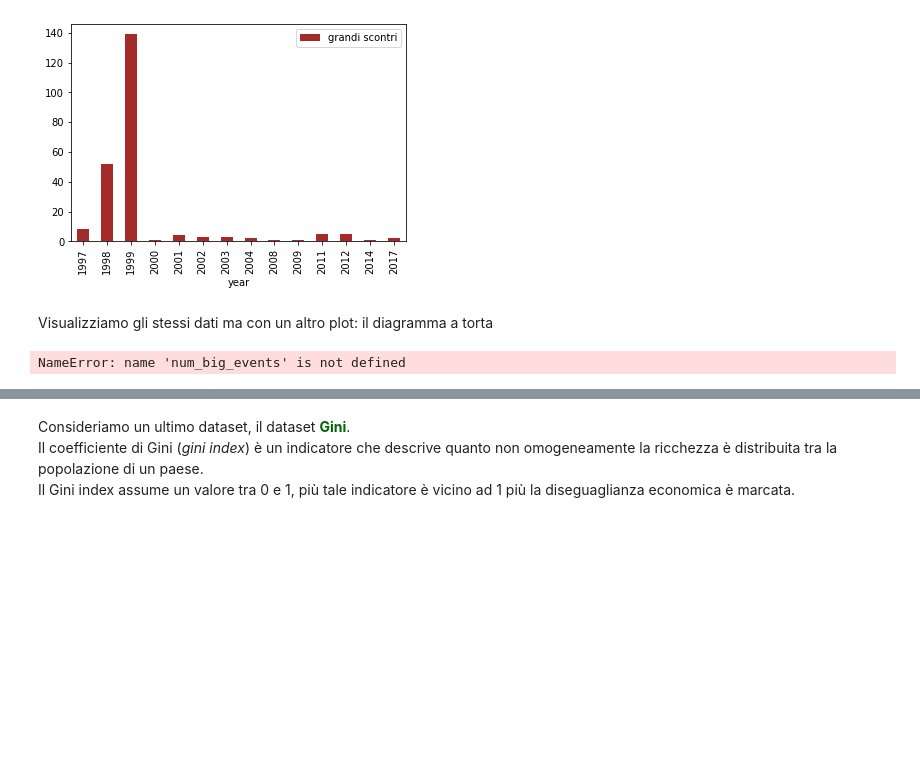
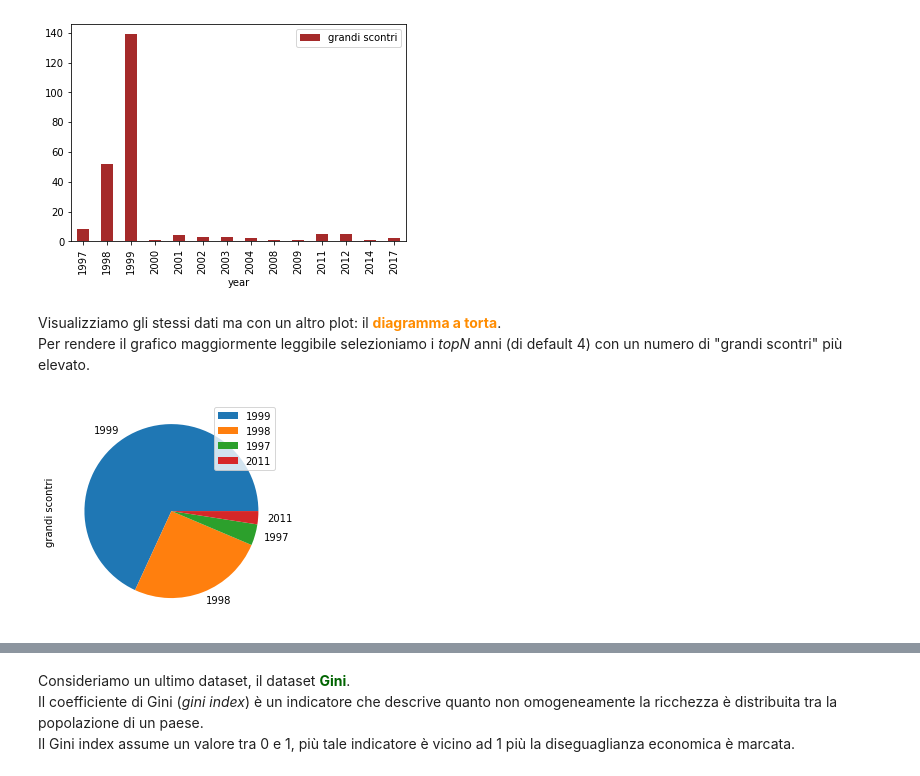
Before and after one commit to loremod/SocialMediaTutorial, a Jupyter notebook: Google Maps API.ipynb, the cells around one changed output, grey strips where cells are left out. Drawn from its saved outputs; the diff is of its cells as text; code cells hidden in the pictures; blank space fills up the shorter version.

```diff
--- a/Google Maps API.ipynb
+++ b/Google Maps API.ipynb
@@ -1244,9 +1241,11 @@ plt.show()
 # %% [output]
 [figure]
 # %% [markdown]
-Visualizziamo gli stessi dati ma con un altro plot: il diagramma a torta
+Visualizziamo gli stessi dati ma con un altro plot: il <b style="color:darkorange">diagramma a torta</b>.<br> Per rendere il grafico maggiormente leggibile selezioniamo i <i>topN</i> anni (di default 4) con un numero di "grandi scontri" più elevato.<br>
 # %%
-num_big_events.head(4).plot.pie(y='grandi scontri')
+topN = 4
+sorted_big_events = num_big_events.sort_values(by='grandi scontri',ascending=False)
+sorted_big_events.head(topN).plot.pie(labels=sorted_big_events["year"],y='grandi scontri')
 plt.show()
 # %% [output]
-NameError: name 'num_big_events' is not defined
+[figure, added]
```
Also changed, not shown: parts of 32 cells of this notebook.
